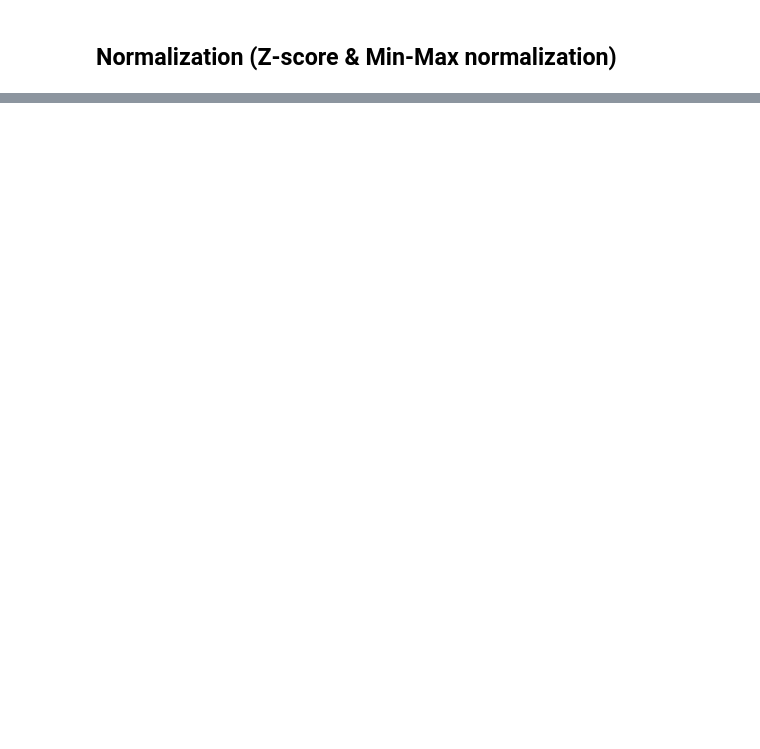
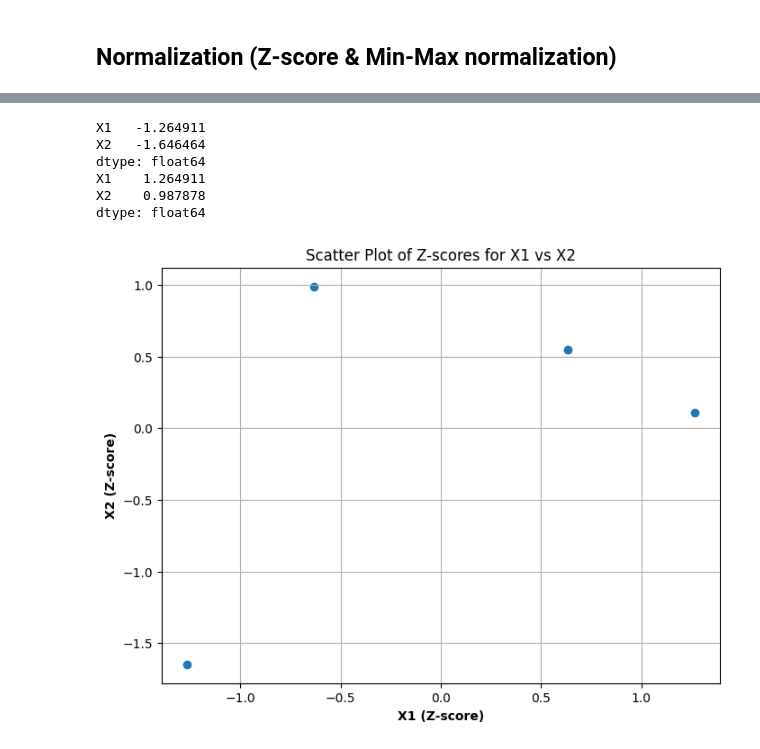
Before and after one commit to Natthaphatz007/bsc_dpdm24, a Jupyter notebook: Chapter_2_Understanding_data.ipynb, the cells around one changed output, grey strips where cells are left out. Drawn from its saved outputs; the diff is of its cells as text; code cells hidden in the pictures; blank space fills up the shorter version.

```diff
--- a/Chapter_2_Understanding_data.ipynb
+++ b/Chapter_2_Understanding_data.ipynb
@@ -329,0 +371,4 @@ KeyError: 'action_history'
+# %%
+data = [[1, 200], [-2, 400], [0, 300], [-3 ,-200]]
+df2 = pd.DataFrame(data, columns=['X1', 'X2'])
+df2
@@ -331,0 +408,9 @@ KeyError: 'action_history'
+# %%
+# prompt: calculator z-score for df2
+
+from scipy.stats import zscore
+
+# Calculate z-scores for all columns in df2
+df2_zscore = df2.apply(zscore)
+
+df2_zscore
@@ -331,0 +423,23 @@ KeyError: 'action_history'
+# %%
+# prompt: create the scatter plot for df2_zscore
+
+min_value = df2_zscore.min()
+max_value = df2_zscore.max()
+
+print(min_value)
+print(max_value)
+plt.figure(figsize=(8, 6))
+plt.scatter(df2_zscore['X1'], df2_zscore['X2'])
+plt.xlabel('X1 (Z-score)', fontweight='bold')
+plt.ylabel('X2 (Z-score)', fontweight='bold')
+plt.title('Scatter Plot of Z-scores for X1 vs X2')
+plt.grid(True)
+plt.show()
+# %% [output]
+X1   -1.264911
+X2   -1.646464
+dtype: float64
+X1    1.264911
+X2    0.987878
+dtype: float64
+[figure, added]
```
Also changed, not shown: parts of 11 cells of this notebook.
